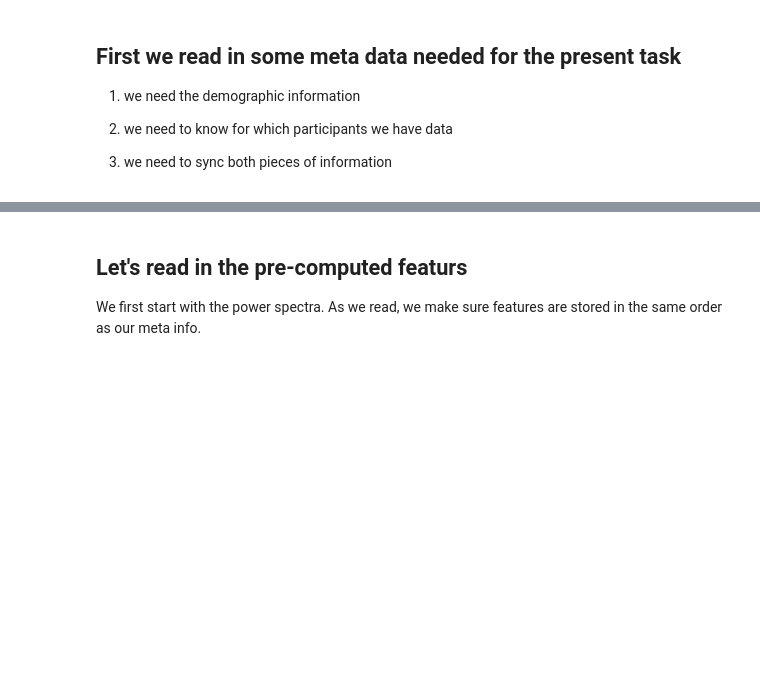
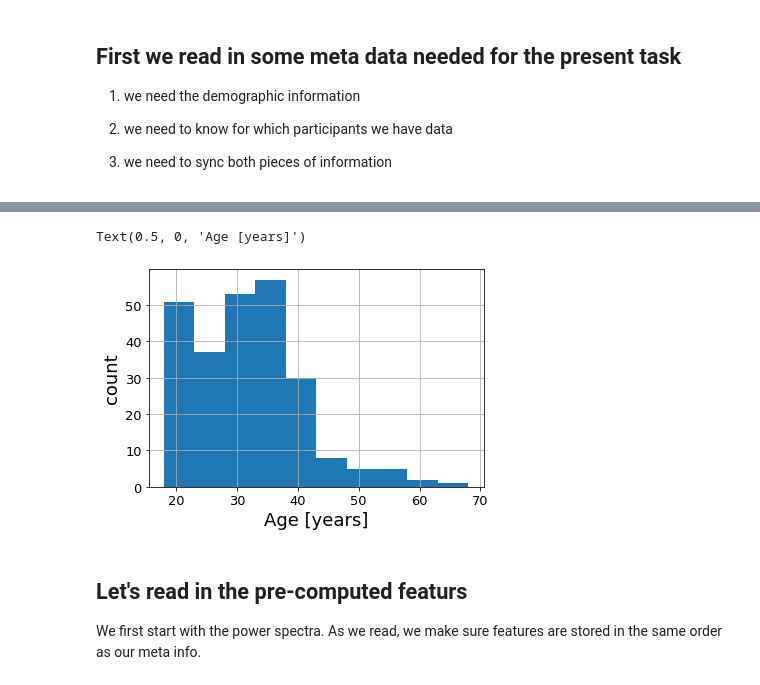
Before and after one commit to dengemann/eeg-pred-modeling-summer-school, a Jupyter notebook: plot_eeg_features_and_build_a_simple_model.ipynb, the cells around one changed output, grey strips where cells are left out. Drawn from its saved outputs; the diff is of its cells as text; code cells hidden in the pictures; blank space fills up the shorter version.

```diff
--- a/plot_eeg_features_and_build_a_simple_model.ipynb
+++ b/plot_eeg_features_and_build_a_simple_model.ipynb
@@ -56,9 +110,12 @@ train_cases, test_cases = train_test_split(df_demographics, test_size=.20, rando
 # %%
 # let's plot the age distribution to get an idea who we are dealing with here
 
-train_cases.Age.hist()
+test_cases.Age.hist()
 plt.ylabel('count')
 plt.xlabel('Age [years]')
+# %% [output]
+Text(0.5, 0, 'Age [years]')
+[figure, added]
 # %% [markdown]
 ## Let's read in the pre-computed featurs
 
```
Also changed, not shown: parts of 25 cells of this notebook, 2 other files.
